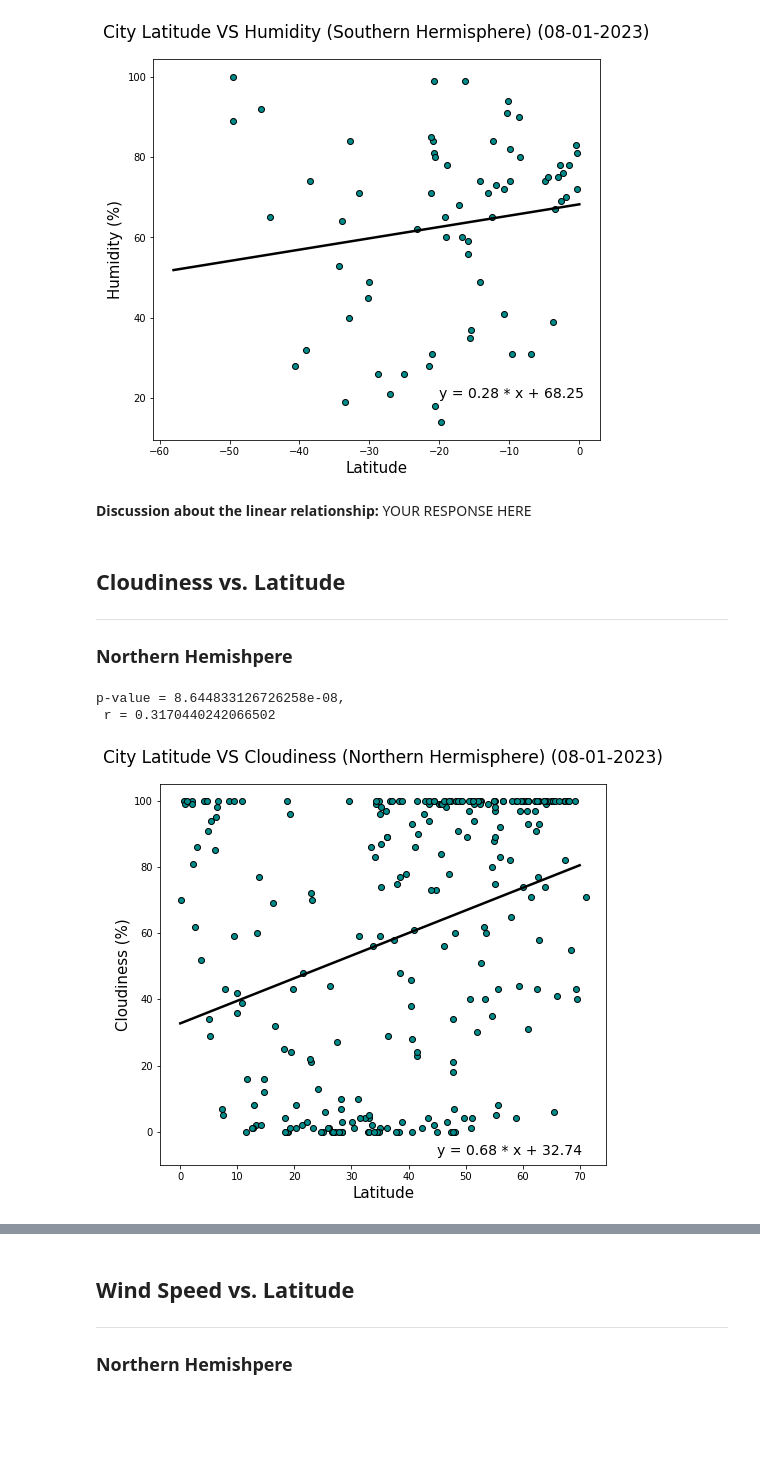
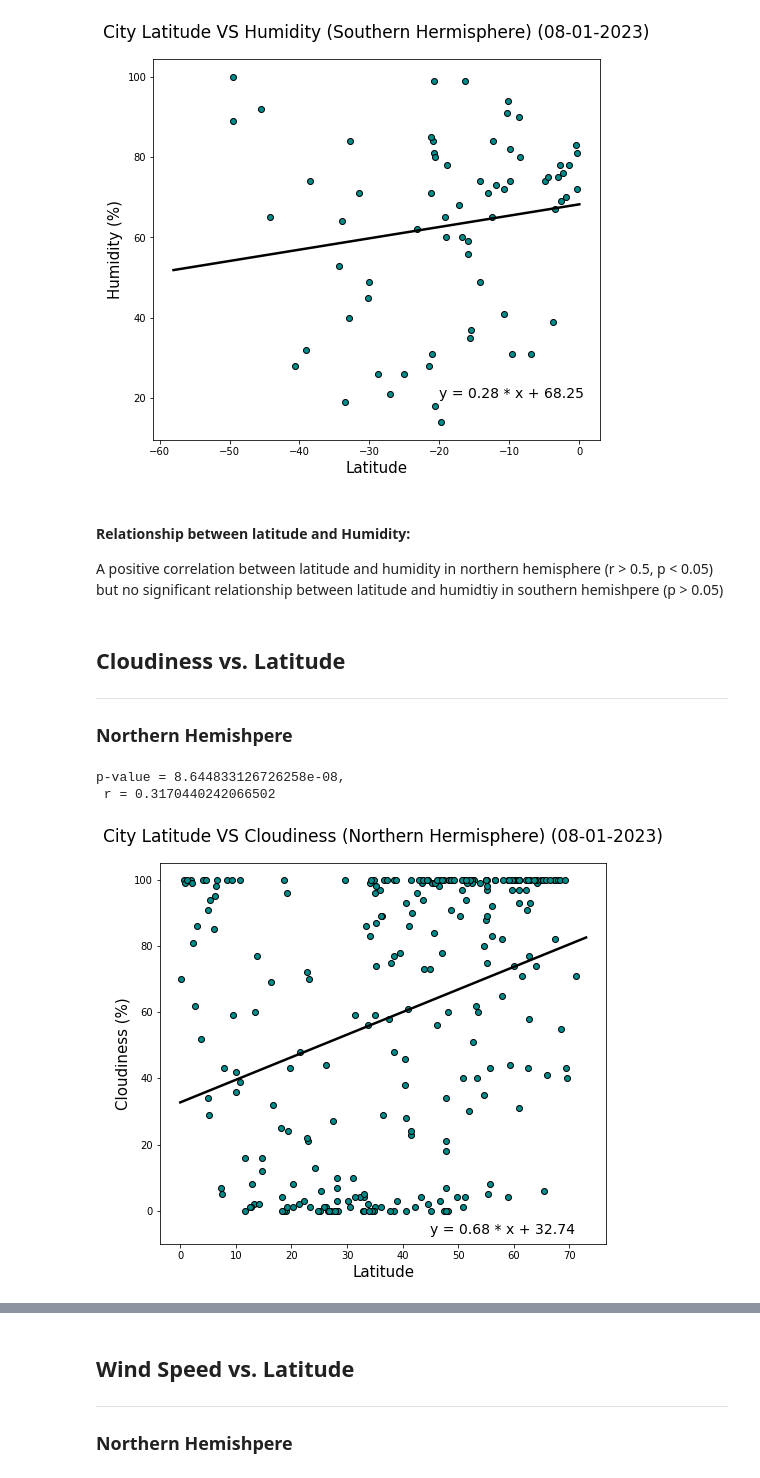
Before and after one commit to wingylui/python-api-challenge, a Jupyter notebook: WeatherPy/WeatherPy.ipynb, the cells around one changed output, grey strips where cells are left out. Cells and saved outputs as stored; diff of their text form; code cells hidden in the pictures; blank space fills up the shorter version.

```diff
--- a/WeatherPy/WeatherPy.ipynb
+++ b/WeatherPy/WeatherPy.ipynb
@@ -413,8 +414,9 @@ print(f"p-value = {r_hum_sou[1]},\n r = {r_hum_sou[0]}")
 p-value = 0.2016473027577162,
  r = 0.15679067633360183
 [figure]
-# %% [markdown]
-**Discussion about the linear relationship:** YOUR RESPONSE HERE
+# %% [markdown]
+#### Relationship between latitude and Humidity:
+A positive correlation between latitude and humidity in northern hemisphere (r > 0.5, p < 0.05) but no significant relationship between latitude and humidtiy in southern hemishpere (p > 0.05)
 # %% [markdown]
 ## Cloudiness vs. Latitude
 ---
@@ -422,23 +424,23 @@ p-value = 0.2016473027577162,
 # %%
 # Build the scatter plots for latitude vs. Cloudiness in Southern Hemishpere
 plt.figure(figsize=(8, 7))
 plt.scatter(northern_hemi_df["Lat"], northern_hemi_df["Cloudiness"], marker= "o", color= "darkcyan", edgecolors= "black")
 
 plt.xlabel("Latitude", fontsize=15)
 plt.ylabel("Cloudiness (%)", fontsize=15)
 plt.ylim(-10,105)
 plt.title("City Latitude VS Cloudiness (Northern Hermisphere) (08-01-2023)", fontsize=17, y = 1.04)
 
 # using the linear regression def to draw the line and putting the equation on the graph
-linear_regression(northern_hemi_df["Lat"], northern_hemi_df["Cloudiness"], 0, 70, 45, -7)
+linear_regression(northern_hemi_df["Lat"], northern_hemi_df["Cloudiness"], 0, 73, 45, -7)
 
 # calulate the r and p-value
 r_cloud_nor = st.pearsonr(northern_hemi_df["Lat"], northern_hemi_df["Cloudiness"])
 print(f"p-value = {r_cloud_nor[1]},\n r = {r_cloud_nor[0]}")
 # %% [output]
 p-value = 8.644833126726258e-08,
  r = 0.3170440242066502
-[figure, old version]
+[figure, new version]
 # %%
 # Build the scatter plots for latitude vs. Cloudiness in Southern Hemishpere
 plt.figure(figsize=(8, 7))
```
Also changed, not shown: parts of 10 cells of this notebook.
